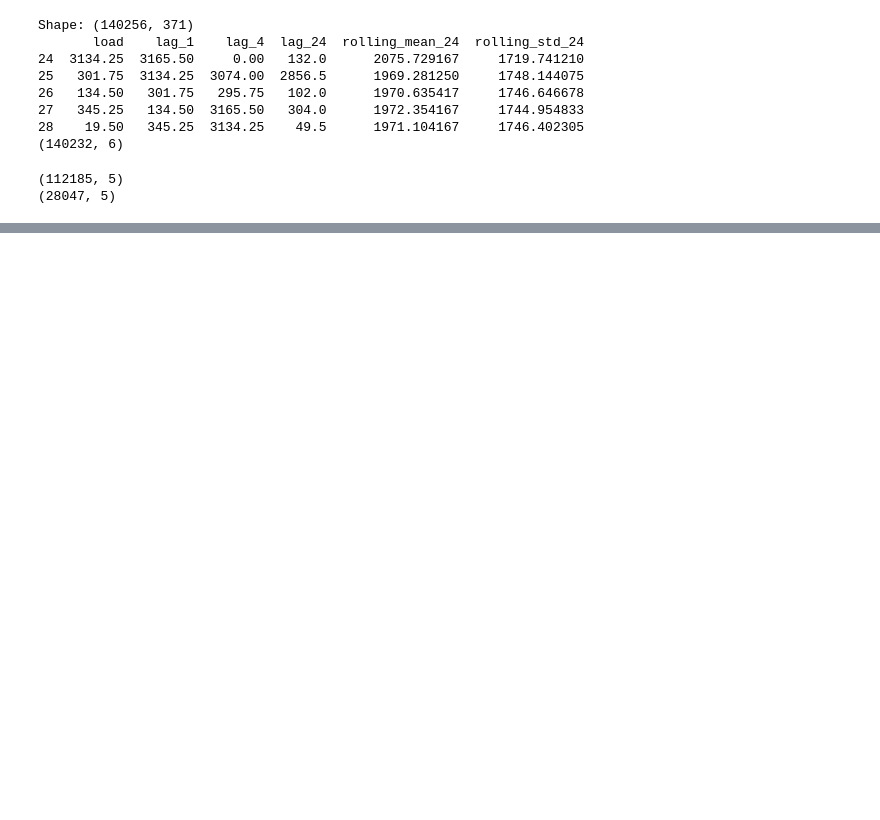
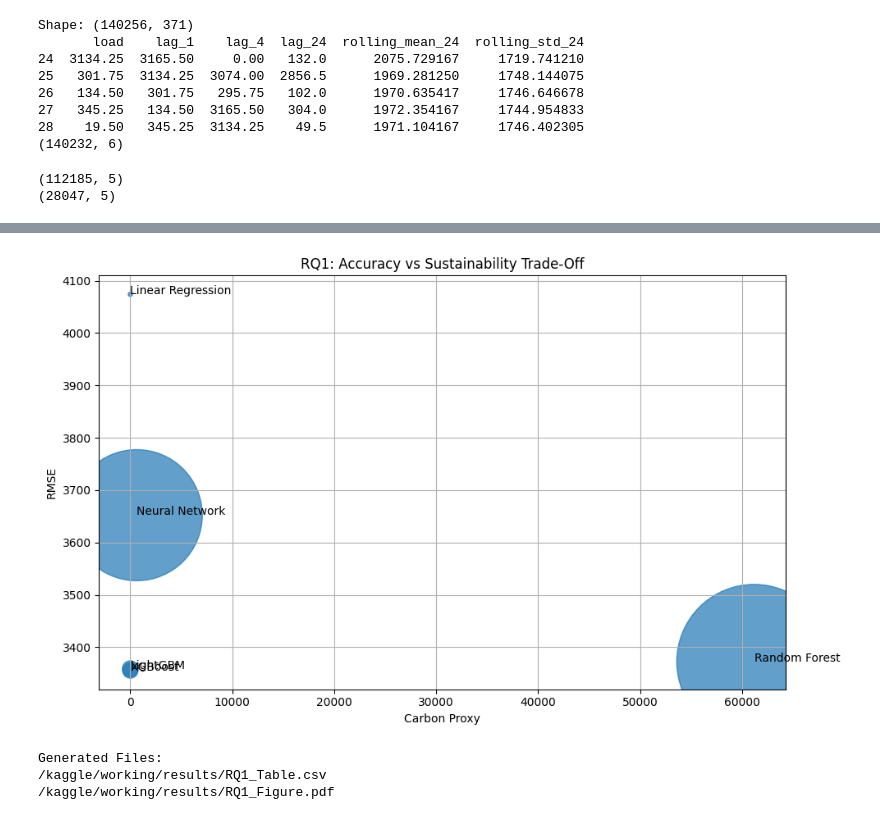
Before and after one commit to avimistry7/Elective, a Jupyter notebook: RQ1.ipynb, the cells around one changed output, grey strips where cells are left out. Saved outputs shown, nothing was run; the diff lists cells and outputs as text; code cells hidden in the pictures; blank space fills up the shorter version.

Commit message:
Kaggle Notebook | notebook87b9fb2e2f | Version 4

```diff
--- a/RQ1.ipynb
+++ b/RQ1.ipynb
@@ -335,0 +281,61 @@ plt.show()
+# %%
+plt.figure(figsize=(10,6))
+
+bubble_size = (
+    results_df["Runtime_sec"]
+    * 300
+)
+
+plt.scatter(
+
+    results_df["Carbon_Proxy"],
+    results_df["RMSE"],
+    s=bubble_size,
+    alpha=0.7
+)
+
+for _, row in results_df.iterrows():
+
+    plt.annotate(
+
+        row["Model"],
+
+        (
+            row["Carbon_Proxy"],
+            row["RMSE"]
+        )
+    )
+
+plt.xlabel(
+    "Carbon Proxy"
+)
+
+plt.ylabel(
+    "RMSE"
+)
+
+plt.title(
+    "RQ1: Accuracy vs Sustainability Trade-Off"
+)
+
+plt.grid(True)
+
+plt.tight_layout()
+
+plt.savefig(
+
+    f"{OUTPUT_DIR}/RQ1_Figure.pdf",
+
+    bbox_inches="tight"
+)
+
+plt.show()
+
+print("\nGenerated Files:")
+print(f"{OUTPUT_DIR}/RQ1_Table.csv")
+print(f"{OUTPUT_DIR}/RQ1_Figure.pdf")
+# %% [output]
+[figure, added]
+Generated Files:
+/kaggle/working/results/RQ1_Table.csv
+/kaggle/working/results/RQ1_Figure.pdf
```
Also changed, not shown: parts of 4 cells of this notebook.
